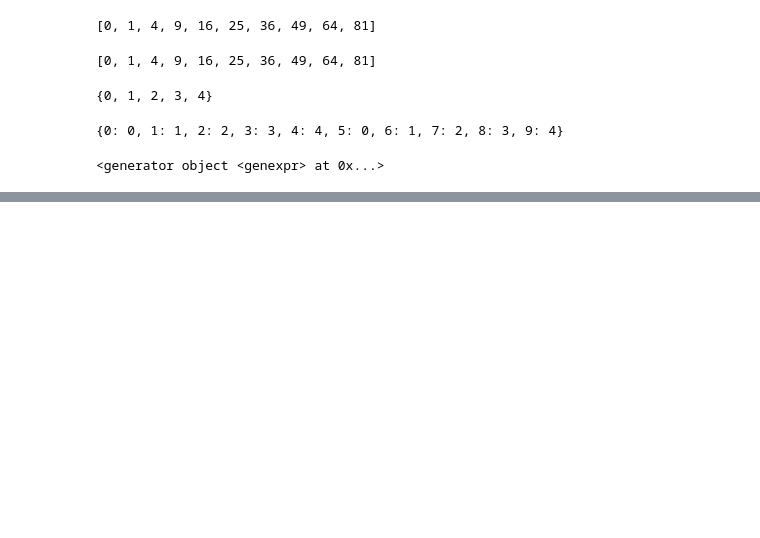
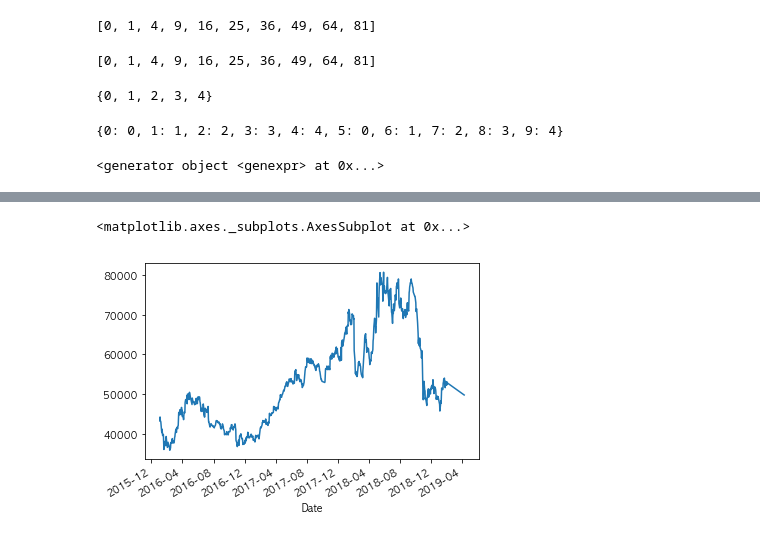
Before and after one commit to CodingSta/demo-ls-201904-pandas, a Jupyter notebook: Pandas 01.ipynb, the cells around one changed output, grey strips where cells are left out. Saved outputs shown, nothing was run; the diff lists cells and outputs as text; code cells hidden in the pictures; blank space fills up the shorter version.

```diff
--- a/Pandas 01.ipynb
+++ b/Pandas 01.ipynb
@@ -339,0 +361,5 @@ mylist
+# %%
+import pandas_datareader as pdr
+df = pdr.get_data_yahoo('010120.KS', '2016-01-01')
+print(df.shape)
+df.head()
@@ -339,0 +375,5 @@ mylist
+# %%
+df['Adj Close'].plot()
+# %% [output]
+<matplotlib.axes._subplots.AxesSubplot at 0x...>
+[figure, added]
```
Also changed, not shown: parts of 12 cells of this notebook.
